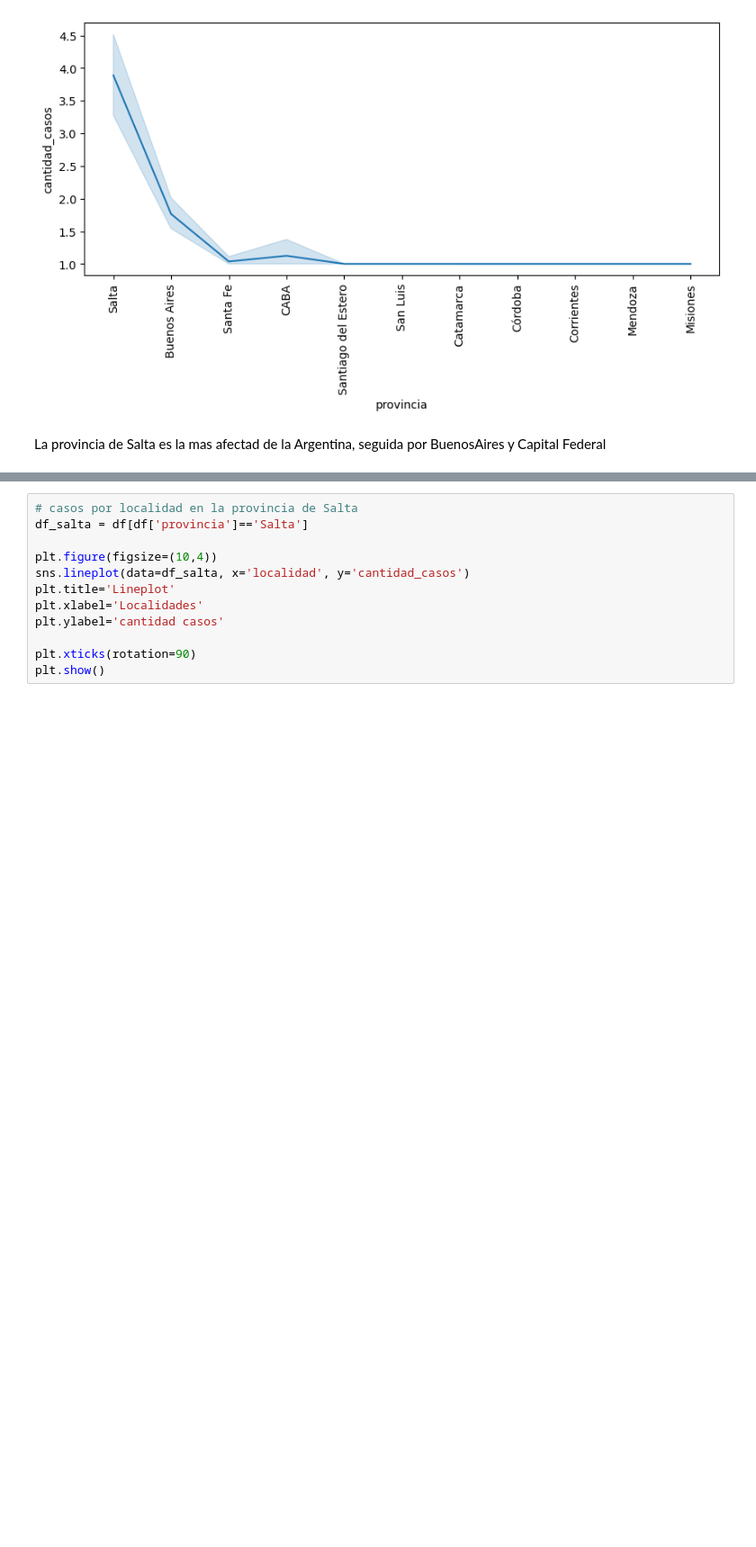
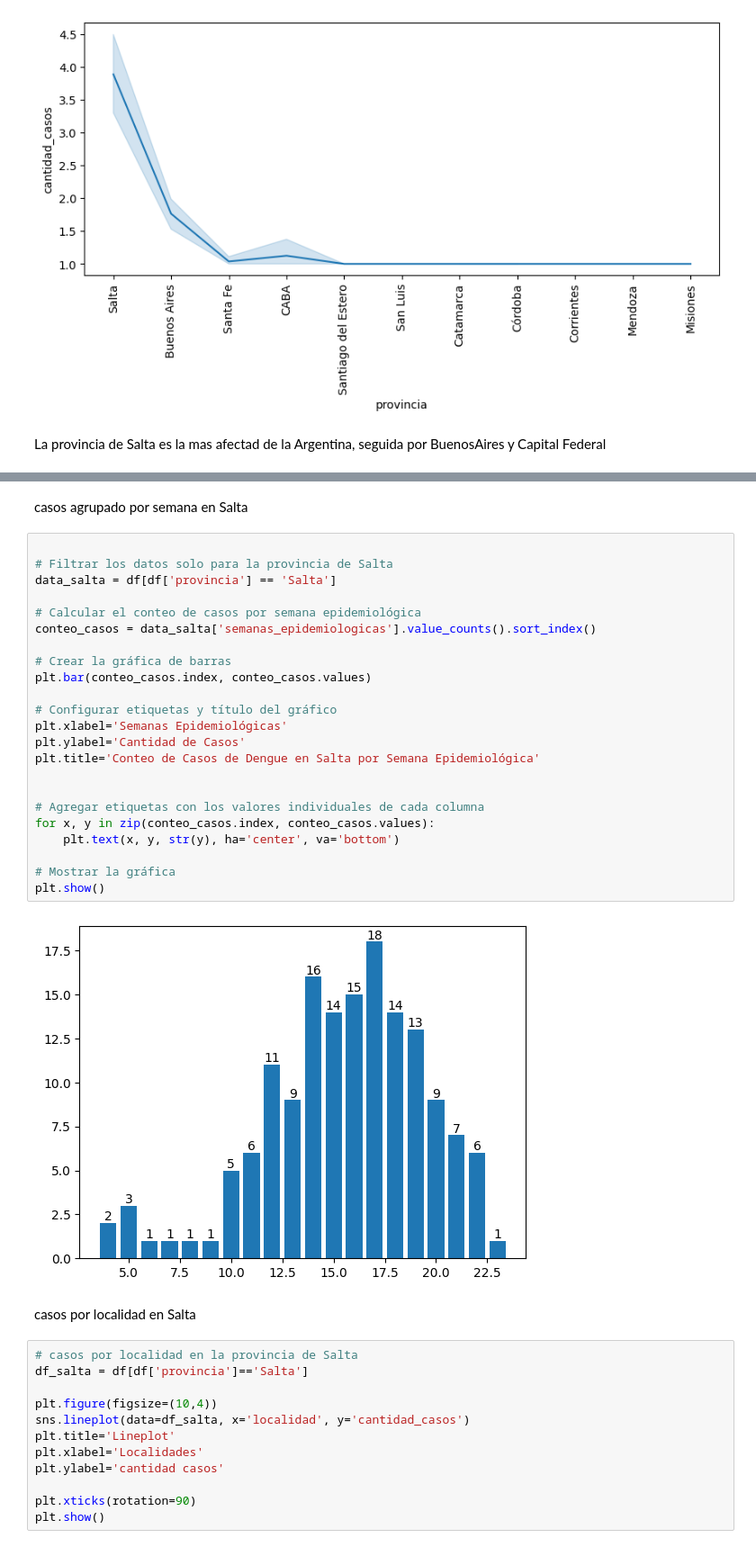
Before and after one commit to diegomaneyro/Dengue, a Jupyter notebook: datos/limpieza/eda/eda.ipynb, the cells around one changed output, grey strips where cells are left out. Shown: that part at 90% size. Saved outputs shown, nothing was run; the diff lists cells and outputs as text; blank space fills up the shorter version.

```diff
--- a/datos/limpieza/eda/eda.ipynb
+++ b/datos/limpieza/eda/eda.ipynb
@@ -138,3 +182,32 @@ La provincia de Salta es la mas afectad de la Argentina, seguida por BuenosAires
+# %% [markdown]
+casos agrupado por semana en Salta
+# %%
+
+# Filtrar los datos solo para la provincia de Salta
+data_salta = df[df['provincia'] == 'Salta']
+
+# Calcular el conteo de casos por semana epidemiológica
+conteo_casos = data_salta['semanas_epidemiologicas'].value_counts().sort_index()
+
+# Crear la gráfica de barras
+plt.bar(conteo_casos.index, conteo_casos.values)
+
+# Configurar etiquetas y título del gráfico
+plt.xlabel='Semanas Epidemiológicas'
+plt.ylabel='Cantidad de Casos'
+plt.title='Conteo de Casos de Dengue en Salta por Semana Epidemiológica'
+
+
+# Agregar etiquetas con los valores individuales de cada columna
+for x, y in zip(conteo_casos.index, conteo_casos.values):
+    plt.text(x, y, str(y), ha='center', va='bottom')
+
+# Mostrar la gráfica
+plt.show()
+# %% [output]
+[figure, added]
+# %% [markdown]
+casos por localidad en Salta
 # %%
 # casos por localidad en la provincia de Salta
 df_salta = df[df['provincia']=='Salta']
```
Also changed, not shown: parts of 7 cells of this notebook, 13 other files.
